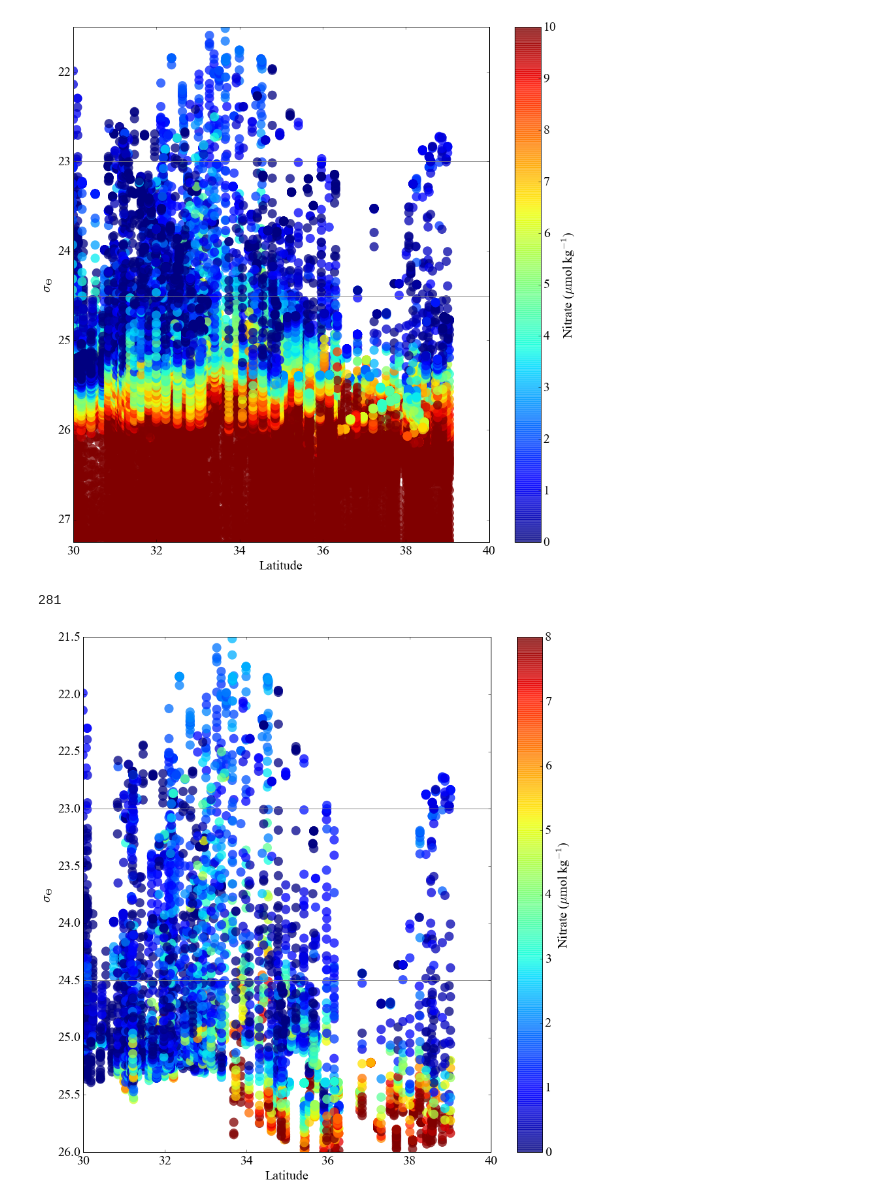
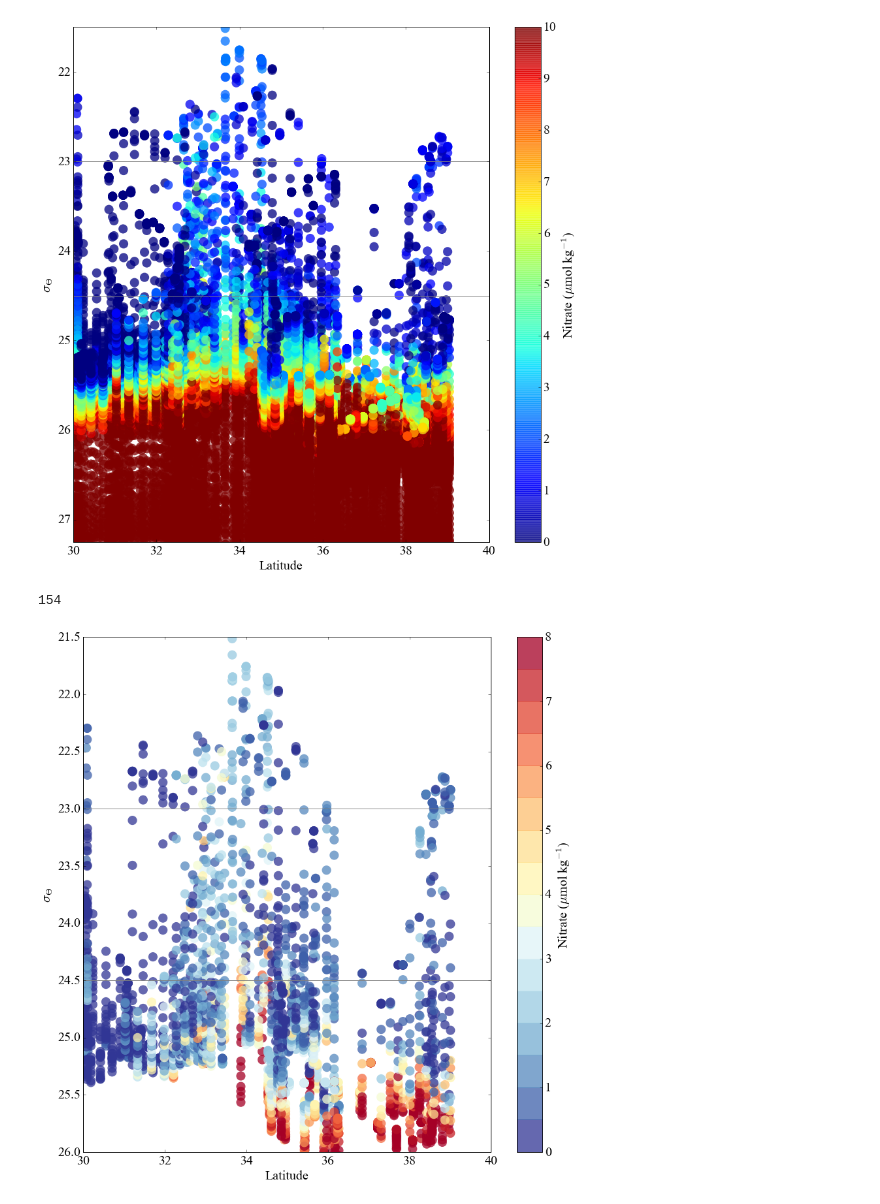
Before and after one commit to sophieclayton/kuroshio_productivity, a Jupyter notebook: kuro_argo_nitrate.ipynb, the cells around one changed output. Saved outputs shown, nothing was run; the diff lists cells and outputs as text; code cells hidden in the pictures.

```diff
--- a/kuro_argo_nitrate.ipynb
+++ b/kuro_argo_nitrate.ipynb
@@ -28,7 +29,7 @@ for n in range(len(argo)):
 argo['MONTH'] = month
 
 
-#argo = argo[(argo['LON']>140) & (argo['LON']<160) & (argo['LAT']>30) & (argo['LAT']<45)]
+argo = argo[(argo['LON']>140) & (argo['LON']<170) & (argo['LAT']>30) & (argo['LAT']<45)]
 
 print len(argo)
 # %% [output]
@@ -87,32 +71,35 @@ cb.ax.tick_params(labelsize=20)
 
 plt.show()
 # %% [output]
-[figure, old version]
+[figure, new version]
 # %%
 subset = argo[(argo['DEPTH[M]']>=-100) & (argo['MONTH']>3) & (argo['MONTH']<10)]
 
 fig1 = plt.figure(1, figsize=(12,12))
+
+palette = plt.get_cmap('RdYlBu_r', 16)
+
 #plt.scatter(subset['LAT'],subset['SIGMA_THETA[KG/M^3]'], c = subset['MONTH'], s=200, vmin = 1, vmax = 12, lw=0, alpha = 0.75)
-plt.scatter(subset['LAT'],subset['SIGMA_THETA[KG/M^3]'], c = subset['NITRATE[UMOL/KG]'], s=200, vmin = 0, vmax = 8, lw=0, alpha = 0.75)
+plt.scatter(subset['LAT'],subset['SIGMA_THETA[KG/M^3]'], c = subset['NITRATE[UMOL/KG]'], s=200, vmin = 0, vmax = 8, lw=0, alpha = 0.75, cmap = palette)
 print len(pd.unique(subset['Days since 1/1/1900']))
 
 #plt.contour()
 cb = plt.colorbar(ticks = range(0, 9))
 cb.set_label('Nitrate ($\mu$mol kg$^{-1}$)', fontsize = 20)
 plt.gca().invert_yaxis()
 plt.axis([ 30,40, 26, 21.5])
 
 plt.axhline(23, color='grey')
 plt.axhline(24.5, color='grey')
 
 plt.ylabel(r'$\sigma_{\Theta}$', fontsize = 20)
 plt.xlabel('Latitude', fontsize = 20)
 plt.tick_params(labelsize=20)
 cb.ax.tick_params(labelsize=20)
 
 plt.show()
 
 #fig1.savefig('../figures/argo_nitrate_sigma_t.png', bbox_inches='tight', dpi=600)
 # %% [output]
-281
+154
-[figure, old version]
+[figure, new version]
```
Also changed, not shown: parts of 6 cells of this notebook, 1 other file.
